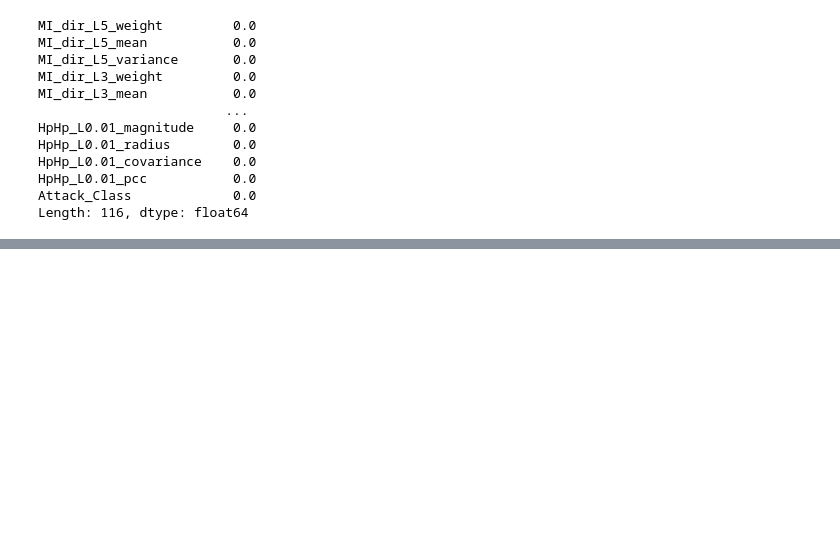
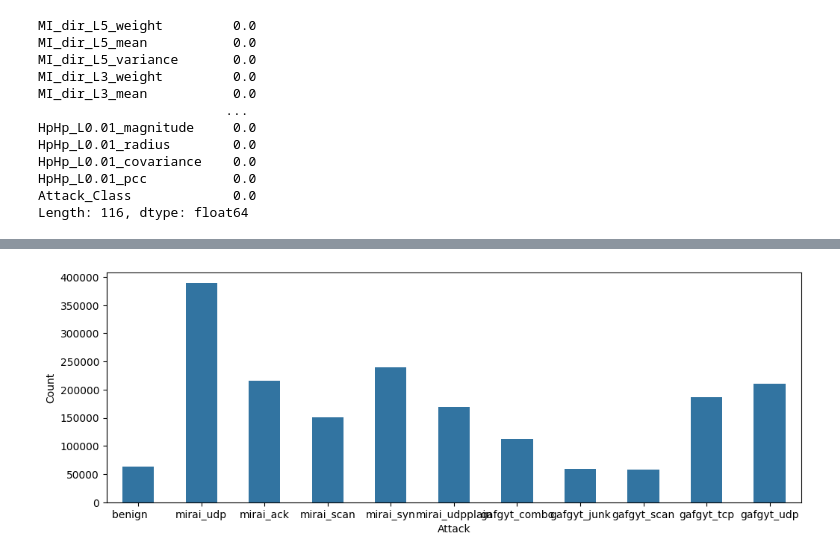
Before and after one commit to Shamiul-693/detection_of_IoT_botnet_attacks_N_BaIoT-, a Jupyter notebook: N_BaIoT.ipynb, the cells around one changed output, grey strips where cells are left out. Saved outputs shown, nothing was run; the diff lists cells and outputs as text; code cells hidden in the pictures; blank space fills up the shorter version.

```diff
--- a/N_BaIoT.ipynb
+++ b/N_BaIoT.ipynb
@@ -296,0 +318,8 @@ Length: 116, dtype: float64
+# %%
+plt.figure(figsize=(12, 4))  # Adjust the width and height
+sns.countplot(x = df["Attack_Class"],width=0.5,)
+plt.xlabel('Attack')
+plt.ylabel('Count')
+plt.show()
+# %% [output]
+[figure, added]
```
Also changed, not shown: parts of 7 cells of this notebook.
